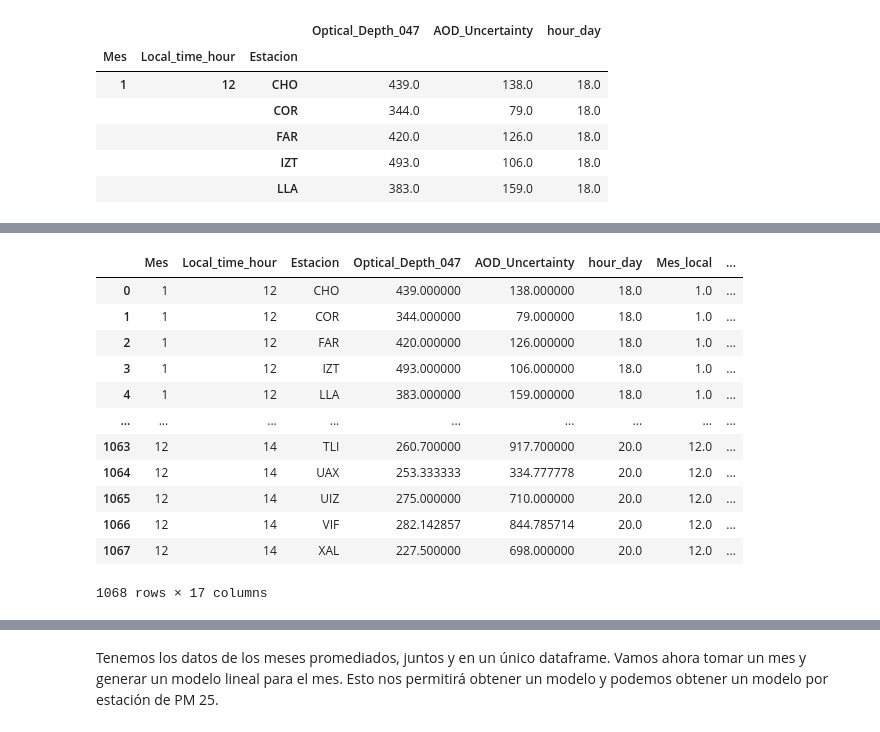
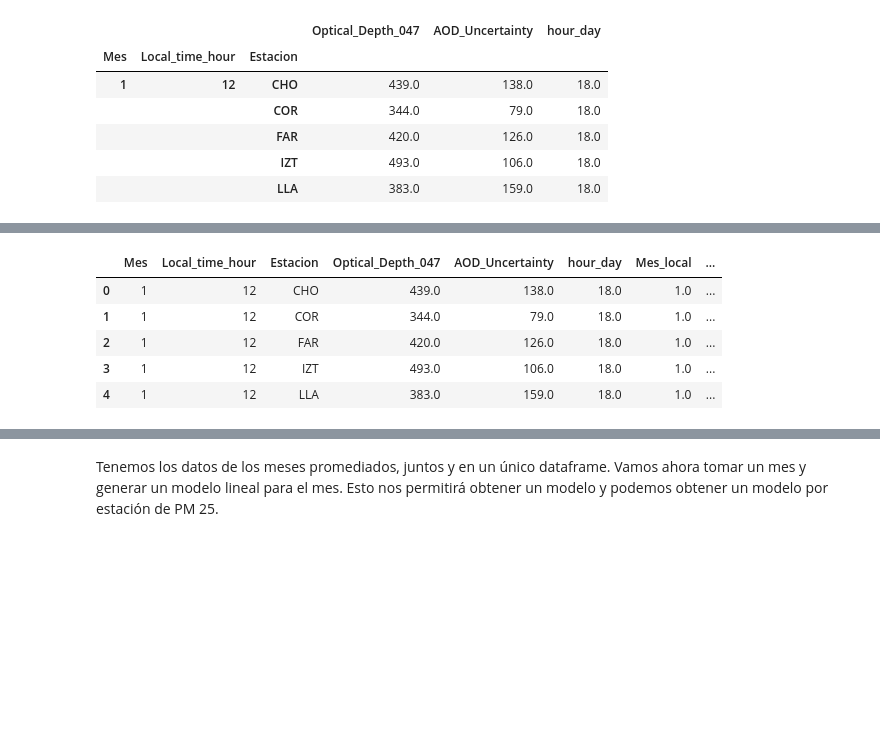
Before and after one commit to msalazarcgeo/contaminantes_satelites, a Jupyter notebook: notebooks/aver_data.ipynb, the cells around one changed output, grey strips where cells are left out. Cells and saved outputs as stored; diff of their text form; code cells hidden in the pictures; blank space fills up the shorter version.

```diff
--- a/notebooks/aver_data.ipynb
+++ b/notebooks/aver_data.ipynb
@@ -144,3 +192,6 @@ PM25_dat_h = PM25_dat[PM25_dat['HORA'].apply(lambda l: l in horas_get)]
 horas_get
 # %% [output]
 array([13, 12, 14, 15])
+# %%
+PM25_dat_interval.drop(columns=['Unnamed: 0'], inplace =True, axis=1)
+PM25_dat_interval.head()
@@ -146,0 +205,4 @@ array([13, 12, 14, 15])
+# %%
+### Tomemos los datos de las estaciones que se encuentran en las horas de AOD
+PM25_dat_h = PM25_dat_interval[PM25_dat_interval['FECHA_hora'].apply(lambda l: l in horas_get)]
+PM25_dat_h.head()
@@ -147,6 +218,6 @@ array([13, 12, 14, 15])
 # %%
 
-PM25_month_hour=  PM25_dat_h.groupby( ['Mes','HORA', 'Estacion']).mean()
+PM25_month_hour=  PM25_dat_h.groupby( ['Mes','FECHA_hora', 'Estacion']).mean()
 PM25_month_hour.head()
 # %% [output]
 |  |  |  | VALOR |
@@ -258,25 +335,18 @@ PM25_month_hour
 # %%
 AOD_temp_pm25_month_hour = AOD_temp_month_hour.merge(PM25_month_hour,
                           how='left',
-                          right_on= ['Mes','HORA','Estacion' ],
+                          right_on= ['Mes','FECHA_hora','Estacion' ],
                           left_on=['Mes', 'Local_time_hour', 'Estacion'],
                          )
 # %%
-AOD_temp_pm25_month_hour
+AOD_temp_pm25_month_hour.head()
 # %% [output]
 |  | Mes | Local_time_hour | Estacion | Optical_Depth_047 | AOD_Uncertainty | hour_day | Mes_local | ... |
-| 0 | 1 | 12 | CHO | 439.000000 | 138.000000 | 18.0 | 1.0 | ... |
-| 1 | 1 | 12 | COR | 344.000000 | 79.000000 | 18.0 | 1.0 | ... |
-| 2 | 1 | 12 | FAR | 420.000000 | 126.000000 | 18.0 | 1.0 | ... |
-| 3 | 1 | 12 | IZT | 493.000000 | 106.000000 | 18.0 | 1.0 | ... |
-| 4 | 1 | 12 | LLA | 383.000000 | 159.000000 | 18.0 | 1.0 | ... |
-| ... | ... | ... | ... | ... | ... | ... | ... | ... |
-| 1063 | 12 | 14 | TLI | 260.700000 | 917.700000 | 20.0 | 12.0 | ... |
-| 1064 | 12 | 14 | UAX | 253.333333 | 334.777778 | 20.0 | 12.0 | ... |
-| 1065 | 12 | 14 | UIZ | 275.000000 | 710.000000 | 20.0 | 12.0 | ... |
-| 1066 | 12 | 14 | VIF | 282.142857 | 844.785714 | 20.0 | 12.0 | ... |
-| 1067 | 12 | 14 | XAL | 227.500000 | 698.000000 | 20.0 | 12.0 | ... |
+| 0 | 1 | 12 | CHO | 439.0 | 138.0 | 18.0 | 1.0 | ... |
+| 1 | 1 | 12 | COR | 344.0 | 79.0 | 18.0 | 1.0 | ... |
+| 2 | 1 | 12 | FAR | 420.0 | 126.0 | 18.0 | 1.0 | ... |
+| 3 | 1 | 12 | IZT | 493.0 | 106.0 | 18.0 | 1.0 | ... |
+| 4 | 1 | 12 | LLA | 383.0 | 159.0 | 18.0 | 1.0 | ... |
-1068 rows × 17 columns
 # %%
 AOD_temp_pm25_month_hour[AOD_temp_pm25_month_hour['PM25'].isna()==False]
 # %% [output]
```
Also changed, not shown: parts of 71 cells of this notebook, 1 other file.
